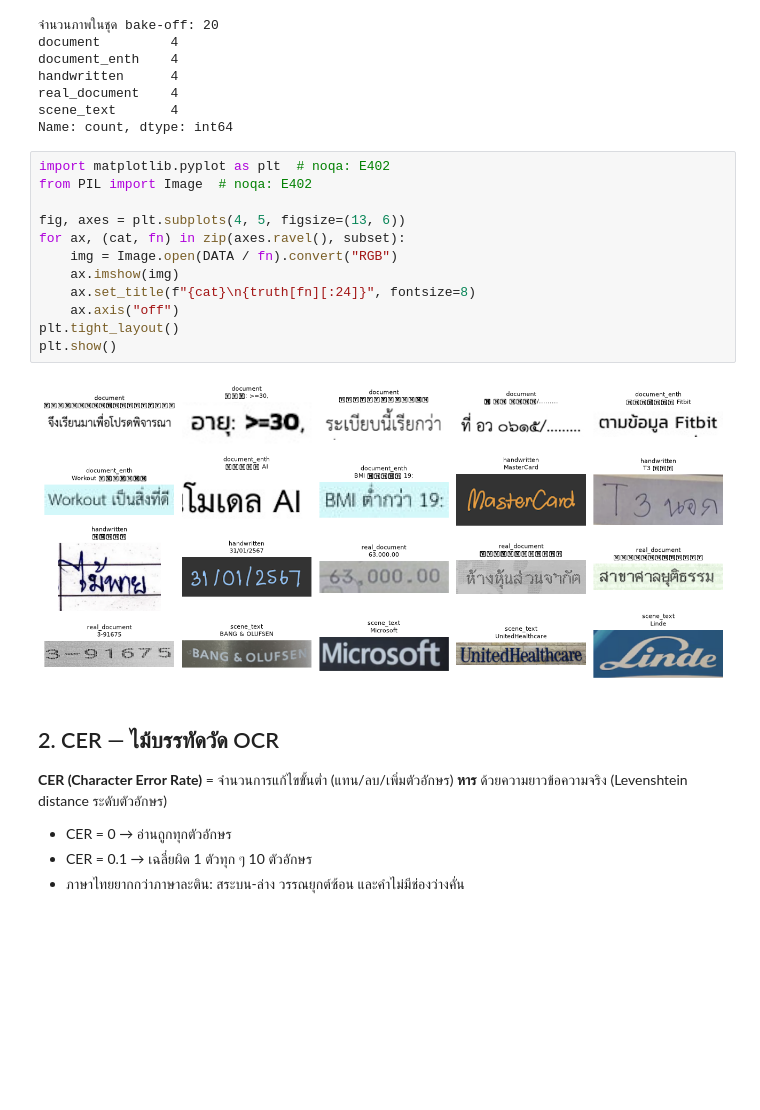
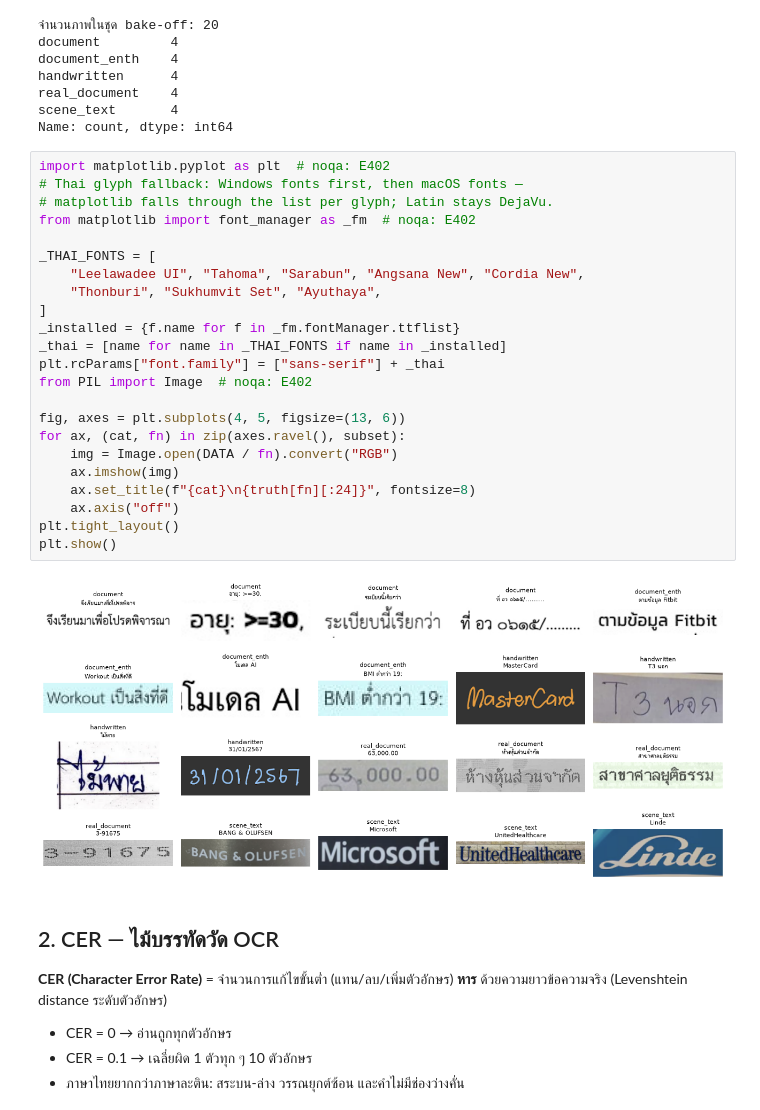
Before and after one commit to utarn/machine-learning-metrology, a Jupyter notebook: day1/module2_thai_ocr_bakeoff/book.ipynb, the cells around one changed output. Drawn from its saved outputs; the diff is of its cells as text; blank space fills up the shorter version.

```diff
--- a/day1/module2_thai_ocr_bakeoff/book.ipynb
+++ b/day1/module2_thai_ocr_bakeoff/book.ipynb
@@ -108,18 +108,29 @@ scene_text       4
 Name: count, dtype: int64
 # %%
 import matplotlib.pyplot as plt  # noqa: E402
+# Thai glyph fallback: Windows fonts first, then macOS fonts —
+# matplotlib falls through the list per glyph; Latin stays DejaVu.
+from matplotlib import font_manager as _fm  # noqa: E402
+
+_THAI_FONTS = [
+    "Leelawadee UI", "Tahoma", "Sarabun", "Angsana New", "Cordia New",
+    "Thonburi", "Sukhumvit Set", "Ayuthaya",
+]
+_installed = {f.name for f in _fm.fontManager.ttflist}
+_thai = [name for name in _THAI_FONTS if name in _installed]
+plt.rcParams["font.family"] = ["sans-serif"] + _thai
 from PIL import Image  # noqa: E402
 
 fig, axes = plt.subplots(4, 5, figsize=(13, 6))
 for ax, (cat, fn) in zip(axes.ravel(), subset):
     img = Image.open(DATA / fn).convert("RGB")
     ax.imshow(img)
     ax.set_title(f"{cat}\n{truth[fn][:24]}", fontsize=8)
     ax.axis("off")
 plt.tight_layout()
 plt.show()
 # %% [output]
-[figure, old version]
+[figure, new version]
 # %% [markdown]
 ## 2. CER — ไม้บรรทัดวัด OCR
 
```
Also changed, not shown: parts of 1 cell of this notebook, 10 other files.
